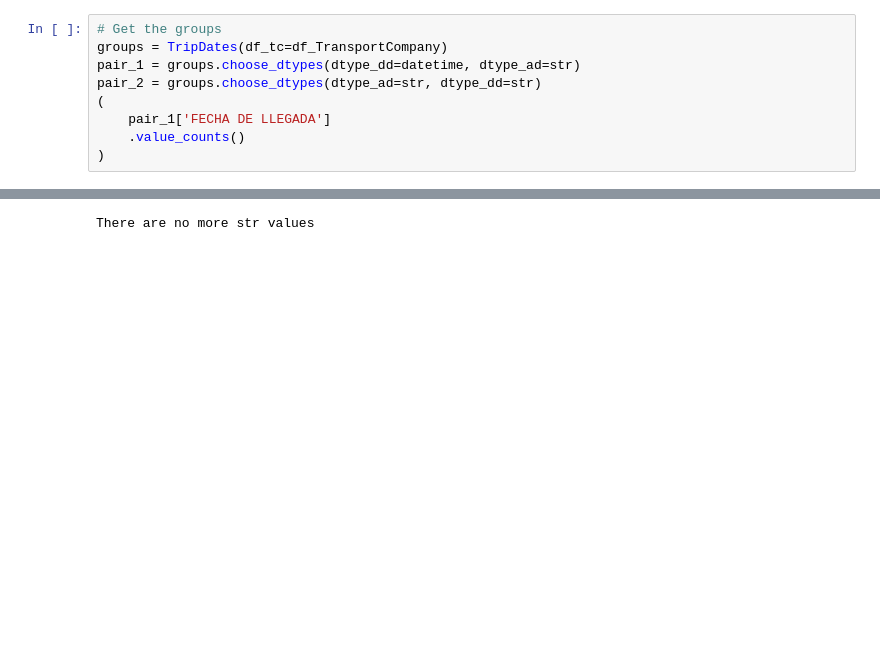
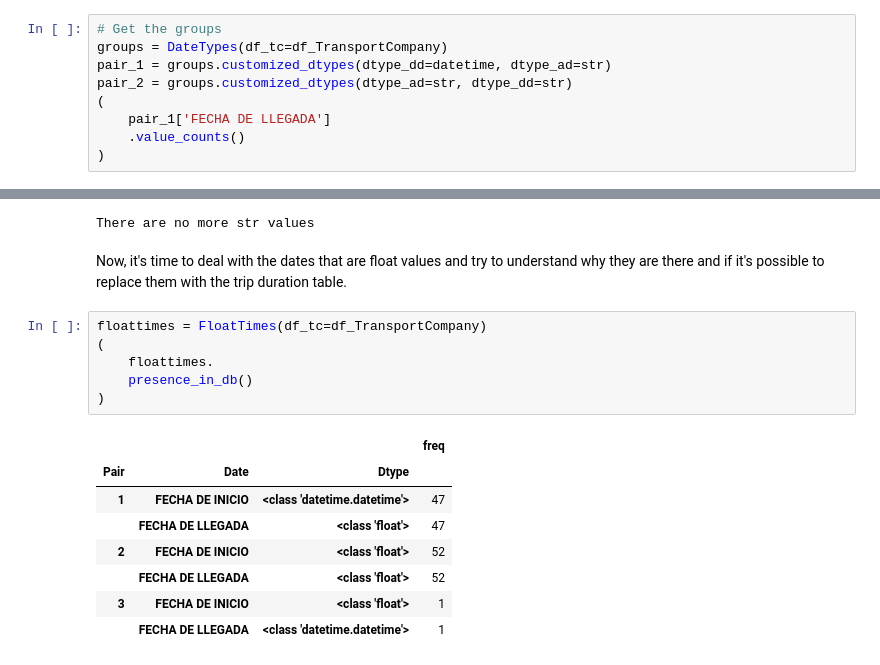
Before and after one commit to CarlosFOL/Transport_Company_Analysis, a Jupyter notebook: notebooks/data_cleaning.ipynb, the cells around one changed output, grey strips where cells are left out. Cells and saved outputs as stored; diff of their text form; blank space fills up the shorter version.

Commit message:
Reorganize the module structure in order to make it easier the analysis of the dates whose dtype is float

```diff
--- a/notebooks/data_cleaning.ipynb
+++ b/notebooks/data_cleaning.ipynb
@@ -639,9 +639,9 @@ df_strtimes
 As you can see, we have two groups with str values. One where both dates are strings and the other where the arrival date is the only one. So, let's find out the reason for this.
 # %%
 # Get the groups
-groups = TripDates(df_tc=df_TransportCompany)
-pair_1 = groups.choose_dtypes(dtype_dd=datetime, dtype_ad=str)
-pair_2 = groups.choose_dtypes(dtype_ad=str, dtype_dd=str)
+groups = DateTypes(df_tc=df_TransportCompany)
+pair_1 = groups.customized_dtypes(dtype_dd=datetime, dtype_ad=str)
+pair_2 = groups.customized_dtypes(dtype_ad=str, dtype_dd=str)
 (
     pair_1['FECHA DE LLEGADA']
     .value_counts()
@@ -763,3 +763,20 @@ if strtimes.str_table.shape[0] == 0:
     print('There are no more str values')
 # %% [output]
 There are no more str values
+# %% [markdown]
+Now, it's time to deal with the dates that are float values and try to understand why they are there and if it's possible to replace them with the trip duration table.
+# %%
+floattimes = FloatTimes(df_tc=df_TransportCompany)
+(
+    floattimes.
+    presence_in_db()
+)
+# %% [output]
+|  |  |  | freq |
+| Pair | Date | Dtype |  |
+| 1 | FECHA DE INICIO | <class 'datetime.datetime'> | 47 |
+|  | FECHA DE LLEGADA | <class 'float'> | 47 |
+| 2 | FECHA DE INICIO | <class 'float'> | 52 |
+|  | FECHA DE LLEGADA | <class 'float'> | 52 |
+| 3 | FECHA DE INICIO | <class 'float'> | 1 |
+|  | FECHA DE LLEGADA | <class 'datetime.datetime'> | 1 |
```
Also changed, not shown: parts of 1 cell of this notebook, 13 other files.
